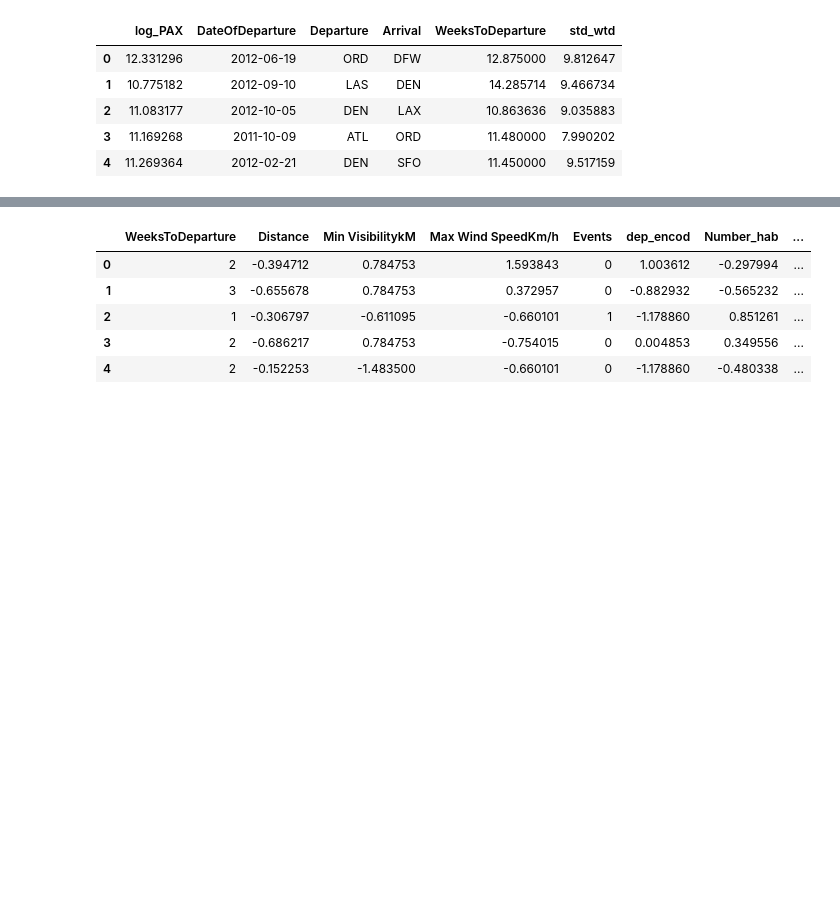
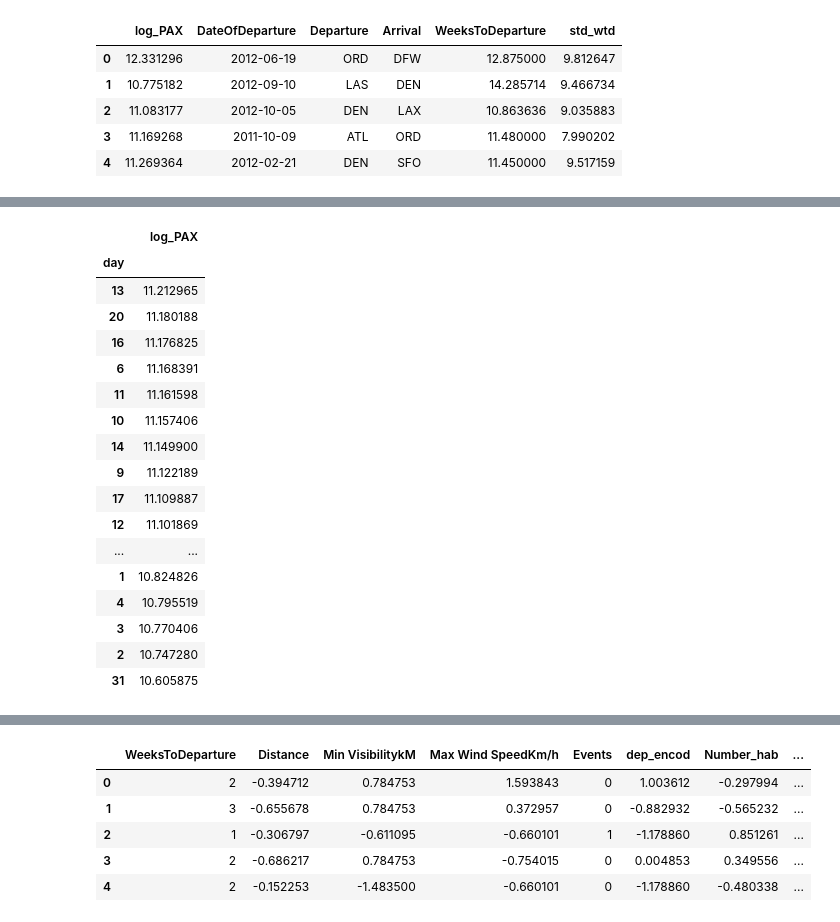
Before and after one commit to AdrienToulouse/Predicting_air_traffic, a Jupyter notebook: air_pass_Adrien-4.ipynb, the cells around one changed output, grey strips where cells are left out. Saved outputs shown, nothing was run; the diff lists cells and outputs as text; code cells hidden in the pictures; blank space fills up the shorter version.

```diff
--- a/air_pass_Adrien-4.ipynb
+++ b/air_pass_Adrien-4.ipynb
@@ -109,0 +108,21 @@ X_encoded.drop(['year', 'month', 'day', 'weekday', 'week', 'n_days','DateOfDepar
+# %%
+X_encoded[['day', 'log_PAX']].groupby(['day']).mean().sort_values(by='log_PAX', ascending=False)
+# %% [output]
+|  | log_PAX |
+| day |  |
+| 13 | 11.212965 |
+| 20 | 11.180188 |
+| 16 | 11.176825 |
+| 6 | 11.168391 |
+| 11 | 11.161598 |
+| 10 | 11.157406 |
+| 14 | 11.149900 |
+| 9 | 11.122189 |
+| 17 | 11.109887 |
+| 12 | 11.101869 |
+| ... | ... |
+| 1 | 10.824826 |
+| 4 | 10.795519 |
+| 3 | 10.770406 |
+| 2 | 10.747280 |
+| 31 | 10.605875 |
```
Also changed, not shown: parts of 15 cells of this notebook, 9 other files.
